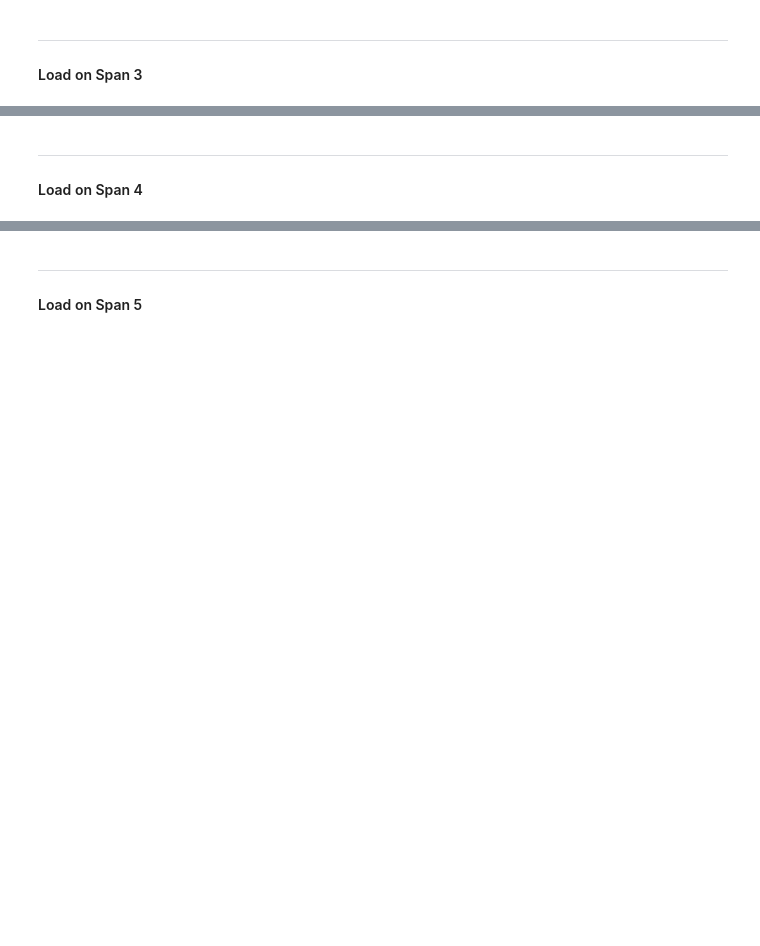
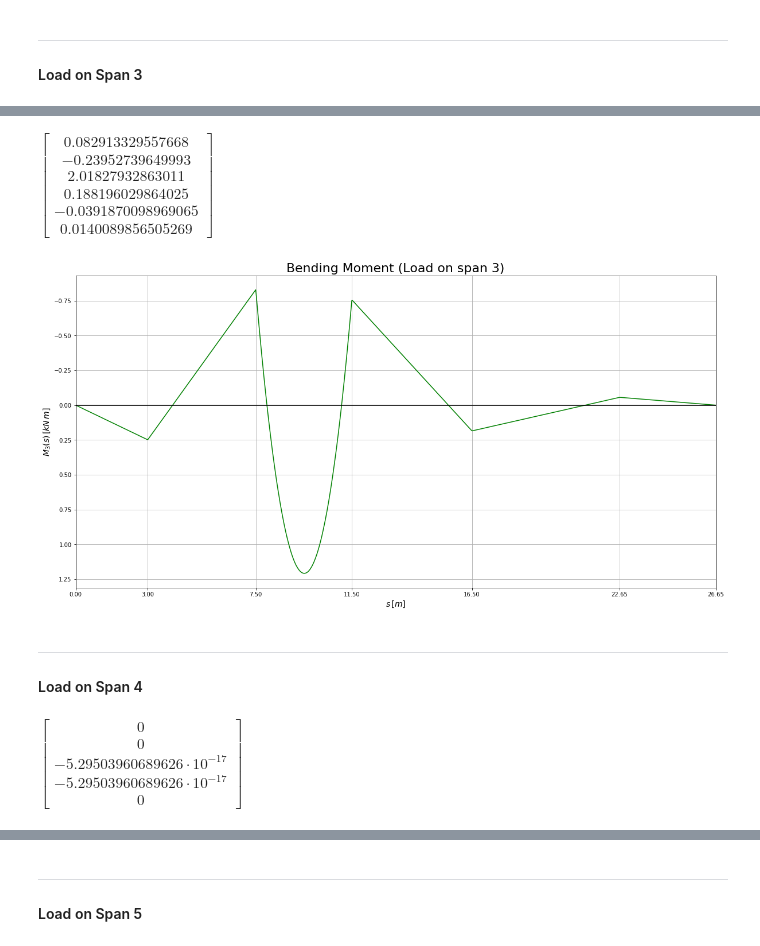
Before and after one commit to akaanzo/structural-safety, a Jupyter notebook: sol.ipynb, the cells around one changed output, grey strips where cells are left out. Saved outputs shown, nothing was run; the diff lists cells and outputs as text; code cells hidden in the pictures; blank space fills up the shorter version.

```diff
--- a/sol.ipynb
+++ b/sol.ipynb
@@ -231,4 +236,5 @@ P3
 sol3 = solve(Fn * X - P3, X)
 X3 = list(sol3.values())
 X3.insert(0, 0)
+X3.insert(6, 0)
 Matrix(X3)
@@ -235,35 +243,41 @@ Matrix(X3)
 # %%
 R13 = rij(X3[0], X3[1], 3);
 R23 = rij(X3[1], X3[2], 4.5);
-R33 = rij_q(X2[2], X3[3], 4);
+R33 = rij_q(X3[2], X3[3], 4, 1);
 R43 = rij(X3[3], X3[4], 5);
 R53 = rij(X3[4], X3[5], 6.15);
 R63 = rij(X3[5], X3[6], 4);
 R3 = np.array([R13, R23, R33, R43, R53, R63])
 Matrix(R3)
+# %% [output]
+$\displaystyle \left[\begin{matrix}0.082913329557668\\-0.23952739649993\\2.01827932863011\\0.188196029864025\\-0.0391870098969065\\0.0140089856505269\end{matrix}\right]$
 # %%
 s = np.linspace(0,26.65, num=1000)
 M3 = (X3[0] + R3[0] * s) * (Hv(s) - Hv(s-3)) + (X3[1] + R3[1]*(s-3)) * (Hv(s-3) - Hv(s-(3+4.5))) + (X3[2] + R3[2]*(s-(3+4.5)) - 1*(s-(3+4.5))**2 /2)*(Hv(s-(3+4.5)) - Hv(s-(3+4.5+4))) + (X3[3] + R3[3]*(s-(3+4.5+4)))* (Hv(s-(3+4.5+4)) - Hv(s-(3+4.5+4+5))) + (X3[4] + R3[4]*(s-(3+4.5+4+5))) * (Hv(s-(3+4.5+4+5)) - Hv(s-(3+4.5+4+5+6.15))) + (X3[5] + R3[5]*(s-(3+4.5+4+5+6.15))) * (Hv(s-(3+4.5+4+5+6.15)) - Hv(s-(3+4.5+4+5+6.15+4)))
 # %%
 #----------PLOT------------------
 
 plt.figure(figsize=(20,10))
 plt.plot(s, M3, color='green')
 plt.xlim(s.min(), s.max())
 plt.gca().invert_yaxis()
 plt.grid()
 plt.xlabel(r'$s\,[m]$', fontsize='14')
 plt.ylabel(r'$M_3(s)\,[kN\,m]$', fontsize='14')
-plt.xticks([3.5, 7.5, 11.5, 16.5, 22.65, 26.65])
+plt.xticks([0, 3, 7.5, 11.5, 16.5, 22.65, 26.65])
 plt.axhline(0, color='black')
 plt.title('Bending Moment (Load on span 3)', fontsize='22')
 plt.show()
+# %% [output]
+[figure, added]
 # %% [markdown]
 ---
 #### Load on Span 4
 # %%
-P4 = P.subs(list(zip([l1, l2, l3, l4, l5, l6, ej, q1, q2, q3, q4, q5, q6], [3, 4.5, 4, 5, 6.15, 4, 9375, 0, 0, 0, 1, 0, 0])))
+P4 = P.subs(list(zip([l1, l2, l3, l4, l5, l6, ej, q1, q2, q3, q4, q5, q6], [3, 4.5, 4, 5, 6.15, 4, EJ, 0, 0, 0, 1, 0, 0])))
 P4
+# %% [output]
+$\displaystyle \left[\begin{matrix}0\\0\\-5.29503960689626 \cdot 10^{-17}\\-5.29503960689626 \cdot 10^{-17}\\0\end{matrix}\right]$
 # %%
 sol4 = solve(Fn * X - P4, X)
 X4 = list(sol4.values())
```
Also changed, not shown: parts of 43 cells of this notebook.
